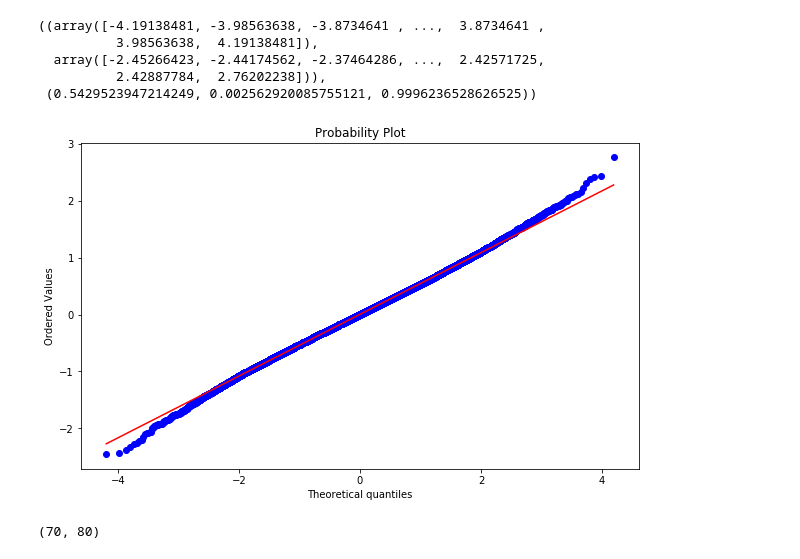
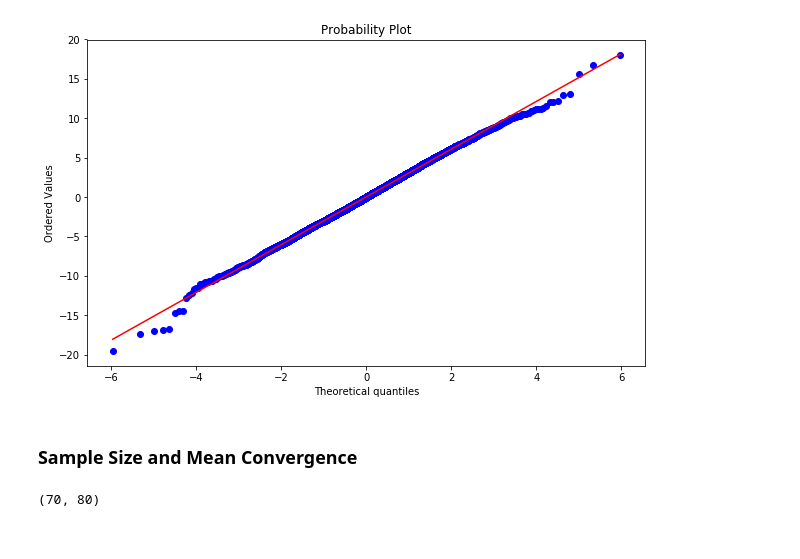
Before and after one commit to vstig/HypothesisTesting, a Jupyter notebook: notebooks/Hypothesis Testing.ipynb, the cells around one changed output. Drawn from its saved outputs; the diff is of its cells as text; code cells hidden in the pictures.

```diff
--- a/notebooks/Hypothesis Testing.ipynb
+++ b/notebooks/Hypothesis Testing.ipynb
@@ -9,20 +9,20 @@ from scipy.stats import ttest_ind, norm
 from statsmodels.stats.weightstats import ztest
 # %%
 def zscore(g1, g2, std):
-    sample_std = std / np.sqrt(len(g1))
+    sigma = std * np.sqrt(2. / len(g1))
 
-    z = (g1.mean() - g2.mean()) / (sample_std * np.sqrt(2))
+    z = (g1.mean() - g2.mean()) / sigma
 
     return z
 
-def tscore(g1, g2, std):
-    sample_std = std / np.sqrt(len(g1))
+def tscore(g1, g2):
+    pooled_sigma = np.sqrt((g1.var(0) + g2.var(0))/(len(g1) + len(g2) - 2))
 
-    z = (g1.mean() - g2.mean()) / (sample_std * np.sqrt(2))
+    t = (g1.mean() - g2.mean()) / (pooled_sigma * np.sqrt(2. / len(g1)))
 
-    return z
+    return t
 # %%
-size = 5
+size = 10
 std = 2
 
 g1 = np.random.normal(loc=8, scale=std, size=size)
@@ -40,17 +47,20 @@ ztest(g1, g2)
 # %%
 diffs = []
 zs = []
+ts = []
 z = zscore(g1, g2, std)
 
 total = 0
 larger_z = 0
 
-for s in range(50000):
+for s in range(10000):
     sample_g1 = np.random.choice(pooled, replace=True, size=size)
     sample_g2 = np.random.choice(pooled, replace=True, size=size)
 
     sample_z = zscore(sample_g1, sample_g2, std)
+    sample_t = tscore(sample_g1, sample_g2)
     zs.append(sample_z)
+    ts.append(sample_t)
     if abs(sample_z) > abs(z):
         larger_z += 1
     total += 1
@@ -74,12 +87,4 @@ stats.probplot(zs, dist="norm", plot=plt.subplots(figsize=(10, 6))[1])
 # %%
-import scipy.stats as stats
-
-measurements = np.random.normal(loc = 20, scale = 5, size=100)
-stats.probplot(z2s, dist="norm", plot=plt.subplots(figsize=(10, 6))[1])
+_ = stats.probplot(ts, dist='t', sparams=size, plot=plt.subplots(figsize=(10, 6))[1])
 # %% [output]
-((array([-4.19138481, -3.98563638, -3.8734641 , ...,  3.8734641 ,
-          3.98563638,  4.19138481]),
-  array([-2.45266423, -2.44174562, -2.37464286, ...,  2.42571725,
-          2.42887784,  2.76202238])),
- (0.5429523947214249, 0.002562920085755121, 0.9996236528626525))
-[figure, old version]
+[figure, new version]
@@ -88,3 +91,5 @@ f.
+# %% [markdown]
+### Sample Size and Mean Convergence
 # %%
 sample_sizes = [1, 5, 10, 20, 50, 100, 300]
 size = 15
```
Also changed, not shown: parts of 7 cells of this notebook.
